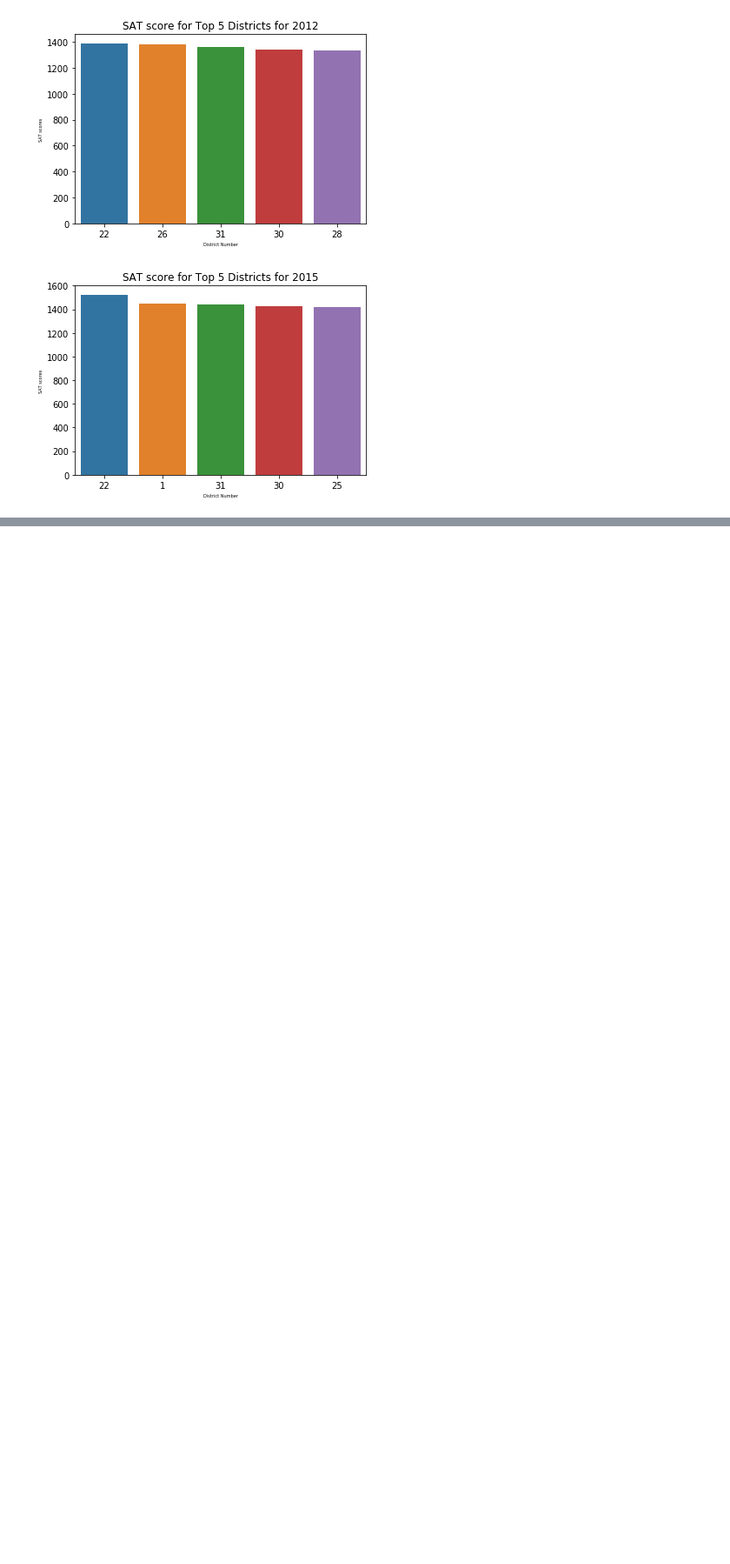
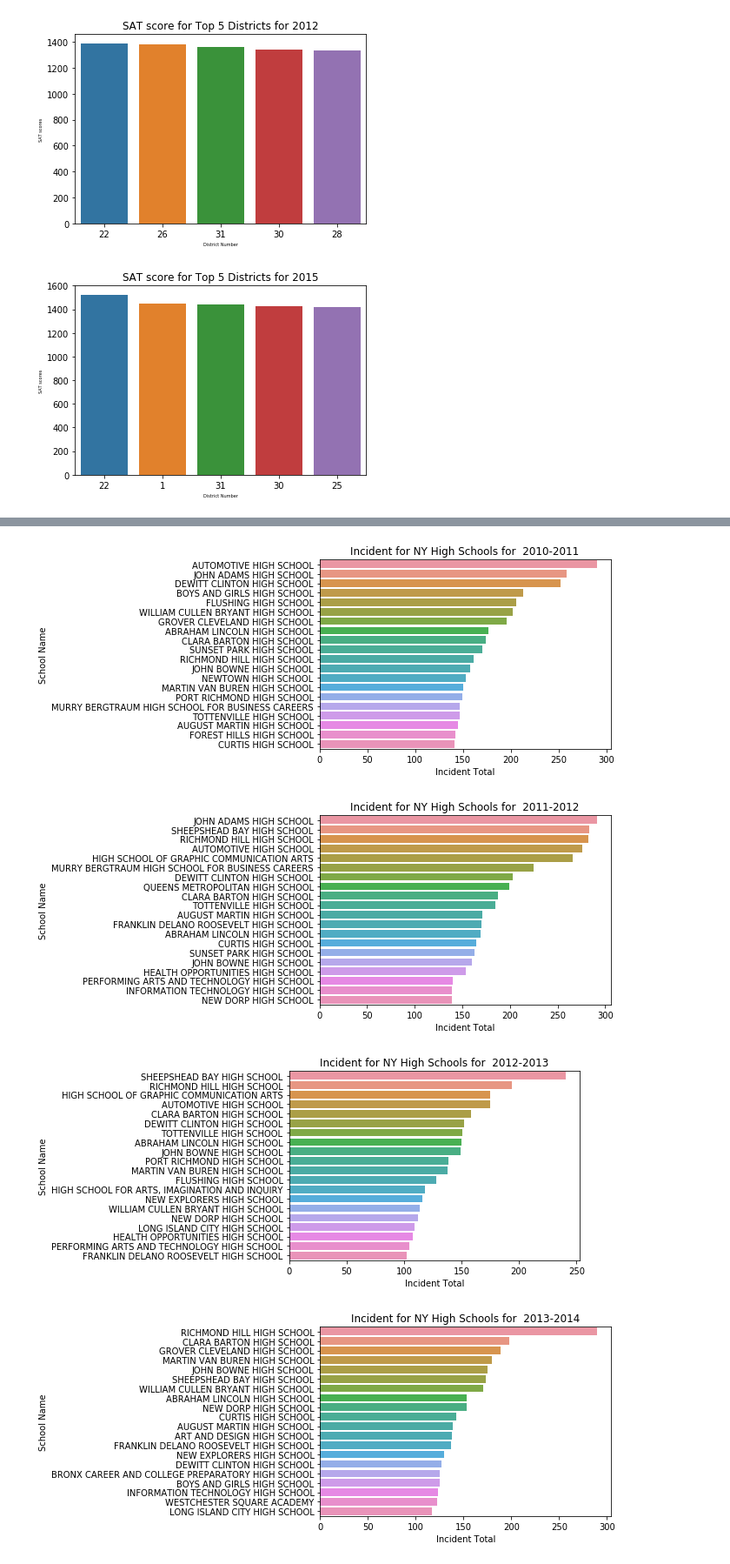
Before and after one commit to shravan097/NYCHS-Data-Analysis, a Jupyter notebook: baivab/SATAnalysis.ipynb, the cells around one changed output, grey strips where cells are left out. Shown: that part at 87% size. Drawn from its saved outputs; the diff is of its cells as text; code cells hidden in the pictures; blank space fills up the shorter version.

```diff
--- a/baivab/SATAnalysis.ipynb
+++ b/baivab/SATAnalysis.ipynb
@@ -260,0 +287,5 @@ School_DBN=School_DBN.drop_duplicates()
+# %%
+# getting school name with DBN to merge it with violent inicdent data
+School_DBN= pd.read_csv('https://data.cityofnewyork.us/api/views/icps-nwdu/rows.csv?accessType=DOWNLOAD')
+School_DBN=School_DBN[['DBN','School Name']]
+School_DBN=School_DBN.drop_duplicates()
@@ -316,0 +302,7 @@ Incident_df_14_15_w_DBN.head()
+# %%
+# sorting the values based on high number of incidents
+Incident_df_10_11_w_DBN = Incident_df_10_11_w_DBN.sort_values(['Incident Total'],ascending=False)
+Incident_df_11_12_w_DBN = Incident_df_11_12_w_DBN.sort_values(['Incident Total'],ascending=False)
+Incident_df_12_13_w_DBN = Incident_df_12_13_w_DBN.sort_values(['Incident Total'],ascending=False)
+Incident_df_13_14_w_DBN = Incident_df_13_14_w_DBN.sort_values(['Incident Total'],ascending=False)
+Incident_df_14_15_w_DBN = Incident_df_14_15_w_DBN.sort_values(['Incident Total'],ascending=False)
@@ -316,0 +311,32 @@ Incident_df_14_15_w_DBN.head()
+# %%
+BAR_PLOT = 20
+
+sns.barplot(y=Incident_df_10_11_w_DBN[:BAR_PLOT]['School Name'],
+            x=Incident_df_10_11_w_DBN[:BAR_PLOT]['Incident Total'])
+plt.title('Incident for NY High Schools for  2010-2011')
+plt.show()
+
+sns.barplot(y=Incident_df_11_12_w_DBN[:BAR_PLOT]['School Name'],
+            x=Incident_df_11_12_w_DBN[:BAR_PLOT]['Incident Total'])
+plt.title('Incident for NY High Schools for  2011-2012')
+plt.show()
+
+sns.barplot(y=Incident_df_12_13_w_DBN[:BAR_PLOT]['School Name'],
+            x=Incident_df_12_13_w_DBN[:BAR_PLOT]['Incident Total'])
+plt.title('Incident for NY High Schools for  2012-2013')
+plt.show()
+
+sns.barplot(y=Incident_df_13_14_w_DBN[:BAR_PLOT]['School Name'],
+            x=Incident_df_13_14_w_DBN[:BAR_PLOT]['Incident Total'])
+plt.title('Incident for NY High Schools for  2013-2014')
+plt.show()
+
+sns.barplot(y=Incident_df_14_15_w_DBN[:BAR_PLOT]['School Name'],
+            x=Incident_df_14_15_w_DBN[:BAR_PLOT]['Incident Total'])
+plt.title('Incident for NY High Schools for  2014-2015')
+plt.show()
+# %% [output]
+[figure, added]
+[figure, added]
+[figure, added]
+[figure, added]
```
Also changed, not shown: parts of 45 cells of this notebook, 1 other file.
